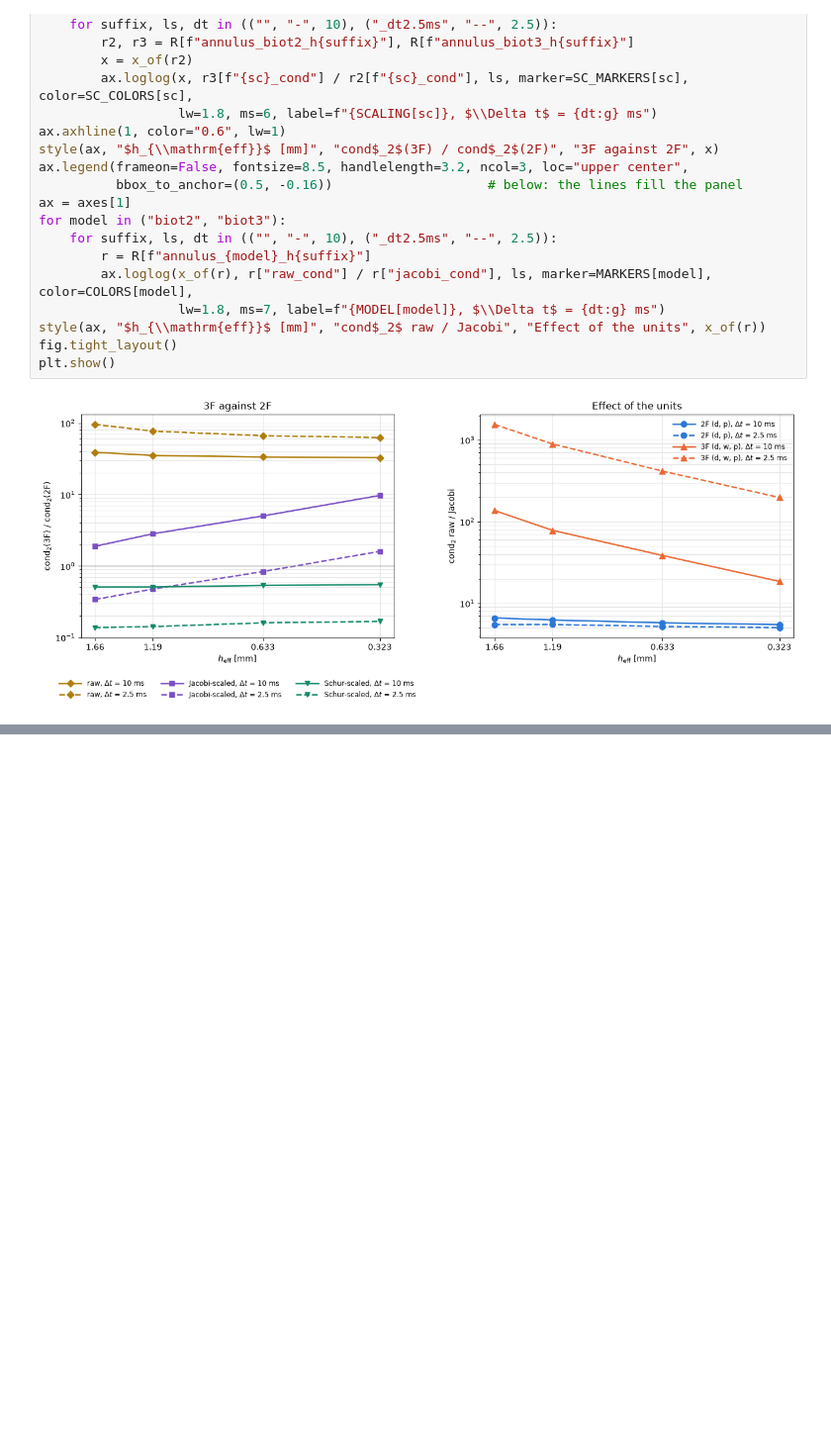
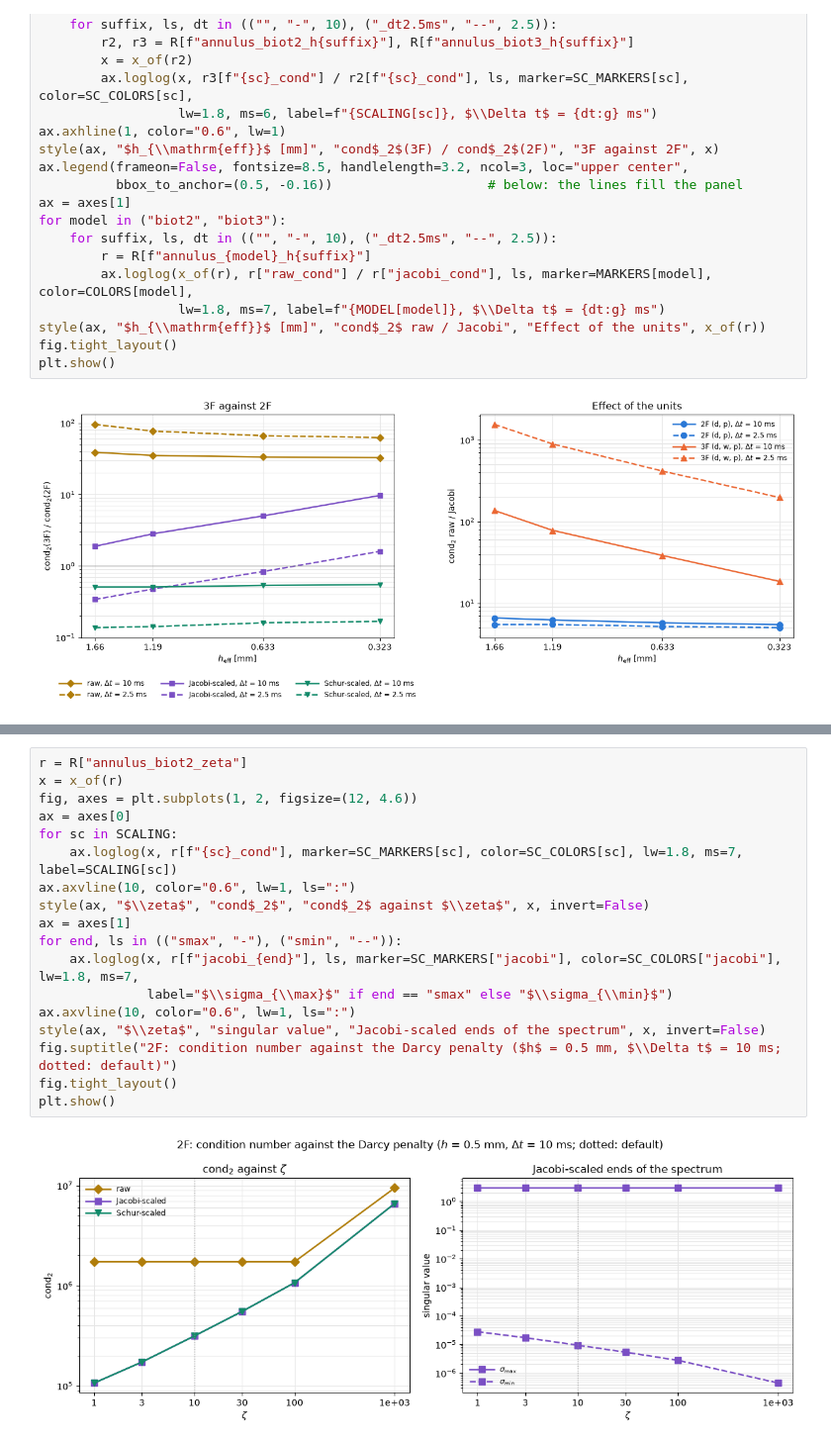
Before and after one commit to rbenatuilv/MPE-Stokes, a Jupyter notebook: experiments/conditioning/conditioning.ipynb, the cells around one changed output, grey strips where cells are left out. Shown at 99% size. Cells and saved outputs as stored; diff of their text form; blank space fills up the shorter version.

```diff
--- a/experiments/conditioning/conditioning.ipynb
+++ b/experiments/conditioning/conditioning.ipynb
@@ -258,0 +272,20 @@ plt.show()
+# %%
+r = R["annulus_biot2_zeta"]
+x = x_of(r)
+fig, axes = plt.subplots(1, 2, figsize=(12, 4.6))
+ax = axes[0]
+for sc in SCALING:
+    ax.loglog(x, r[f"{sc}_cond"], marker=SC_MARKERS[sc], color=SC_COLORS[sc], lw=1.8, ms=7, label=SCALING[sc])
+ax.axvline(10, color="0.6", lw=1, ls=":")
+style(ax, "$\\zeta$", "cond$_2$", "cond$_2$ against $\\zeta$", x, invert=False)
+ax = axes[1]
+for end, ls in (("smax", "-"), ("smin", "--")):
+    ax.loglog(x, r[f"jacobi_{end}"], ls, marker=SC_MARKERS["jacobi"], color=SC_COLORS["jacobi"], lw=1.8, ms=7,
+              label="$\\sigma_{\\max}$" if end == "smax" else "$\\sigma_{\\min}$")
+ax.axvline(10, color="0.6", lw=1, ls=":")
+style(ax, "$\\zeta$", "singular value", "Jacobi-scaled ends of the spectrum", x, invert=False)
+fig.suptitle("2F: condition number against the Darcy penalty ($h$ = 0.5 mm, $\\Delta t$ = 10 ms; dotted: default)")
+fig.tight_layout()
+plt.show()
+# %% [output]
+[figure, added]
```
Also changed, not shown: parts of 7 cells of this notebook, 3 other files.
